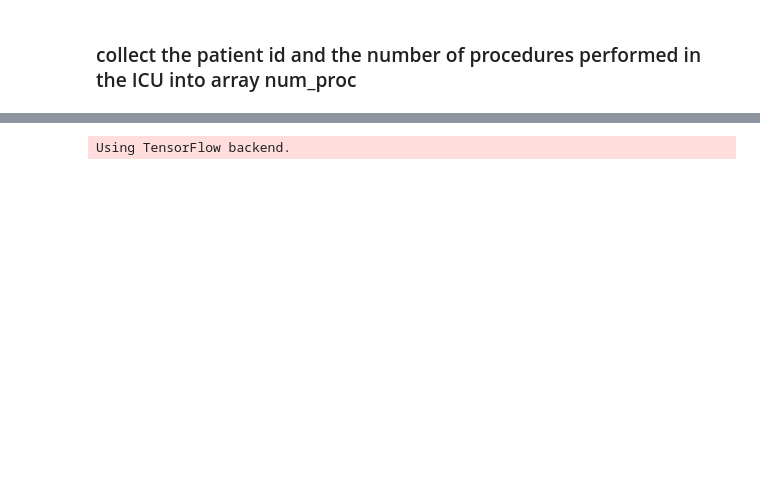
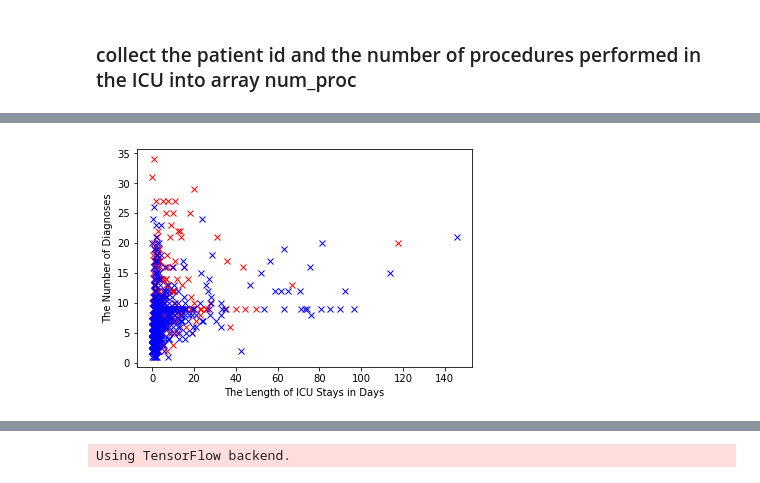
Before and after one commit to tessue/The-Data-Incubator-Challenge, a Jupyter notebook: dataIncu.ipynb, the cells around one changed output, grey strips where cells are left out. Saved outputs shown, nothing was run; the diff lists cells and outputs as text; code cells hidden in the pictures; blank space fills up the shorter version.

```diff
--- a/dataIncu.ipynb
+++ b/dataIncu.ipynb
@@ -91,0 +204,17 @@ plt.show()
+# %%
+survived_index = []
+deceased_index = []
+for i in range(len(dataset[:,0])) :
+    if (dataset[i,1] == 0) :
+        survived_index.append(i)
+    else :
+        deceased_index.append(i)
+
+survived = np.delete(dataset, deceased_index, 0)
+deceased = np.delete(dataset, survived_index, 0)
+plt.plot(deceased[:,2],deceased[:,4], 'rx', survived[:,2],survived[:,4], 'bx')
+plt.xlabel('The Length of ICU Stays in Days')
+plt.ylabel('The Number of Diagnoses')
+plt.show()
+# %% [output]
+[figure, added]
```
Also changed, not shown: parts of 35 cells of this notebook.
